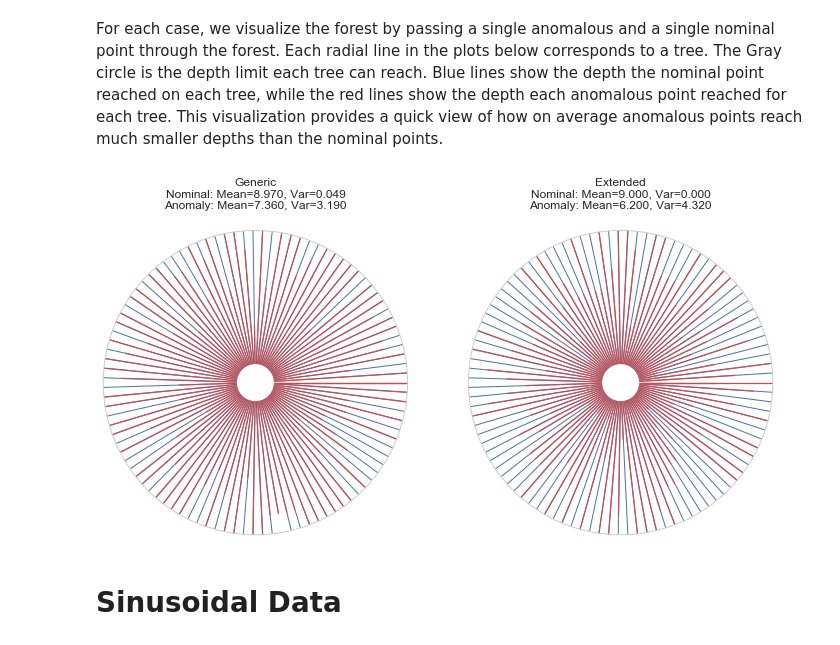
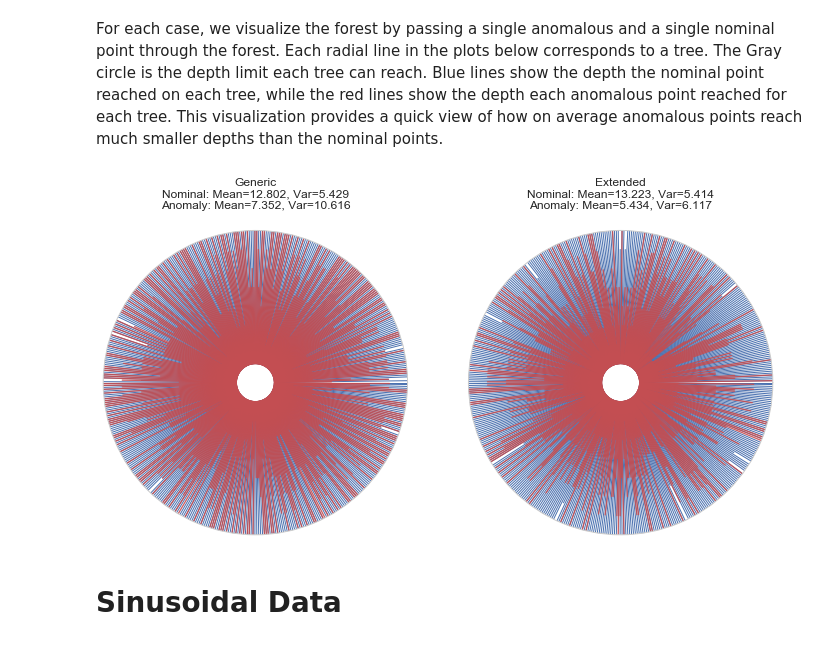
Before and after one commit to sahandha/eif, a Jupyter notebook: Notebooks/EIF.ipynb, the cells around one changed output. Drawn from its saved outputs; the diff is of its cells as text; code cells hidden in the pictures.

```diff
--- a/Notebooks/EIF.ipynb
+++ b/Notebooks/EIF.ipynb
@@ -38,11 +42,12 @@ def getDepth(x, root, d):
         else:
             return getDepth(x,root.right,d+1)
 
-def getVals(forest,x, sorted=True):
+def getVals(forest,x,sorted=True):
     theta = np.linspace(0,2*np.pi, forest.ntrees)
     r = []
-    for t in forest.Trees:
-        r.append(getDepth(x,t.root,1))
+    for i in range(forest.ntrees):
+        temp = forest.compute_paths_single_tree(np.array([x]),i)
+        r.append(temp[0])
     if sorted:
         r = np.sort(np.array(r))
     return r, theta
@@ -79,5 +84,5 @@ plt.show()
 # %% [markdown]
 We train two sets of forests, F0 and F1. F0 is the standard Isolation Forest, which corresponds to extension level 0 in the context of EIF. F1 is the Extended Isolation Forest with extension 1, which in the case of 2_D data (as in here), is the fully extended case.
 # %%
-F0  = iso.iForest(X, ntrees=100, sample_size=256, ExtensionLevel=0) # ExtensionLevel=0 is the same as regular Isolation Forest
-F1  = iso.iForest(X, ntrees=100, sample_size=256, ExtensionLevel=1)
+F0  = iso.iForest(X, ntrees=200, sample_size=256, ExtensionLevel=0) # ExtensionLevel=0 is the same as regular Isolation Forest
+F1  = iso.iForest(X, ntrees=200, sample_size=256, ExtensionLevel=1)
@@ -162,10 +182,10 @@ plt.show()
 For each case, we visualize the forest by passing a single anomalous and a single nominal point through the forest. Each radial line in the plots below corresponds to a tree. The Gray circle is the depth limit each tree can reach. Blue lines show the depth the nominal point reached on each tree, while the red lines show the depth each anomalous point reaches for each tree.
 This visualization provides a quick view of how on average anomalous points reach much smaller depths than the nominal points.
 # %%
-Sorted=False
+Sorted=True
 fig = plt.figure(figsize=(12,6))
 ax1 = plt.subplot(121, projection='polar')
-rn, thetan = getVals(F0,np.array([0,0]),sorted=Sorted)
+rn, thetan = getVals(F0,np.array([0.,0.]),sorted=Sorted)
 for j in range(len(rn)):
     ax1.plot([thetan[j],thetan[j]], [1,rn[j]], color='b',alpha=1,lw=1)
 
@@ -184,7 +204,7 @@ ax1.axes.get_yaxis().set_visible(False)
 
 
 ax2 = plt.subplot(122, projection='polar')
-rn, thetan = getVals(F1,np.array([0,0]),sorted=Sorted)
+rn, thetan = getVals(F1,np.array([0.,0.]),sorted=Sorted)
 for j in range(len(rn)):
     ax2.plot([thetan[j],thetan[j]], [1,rn[j]], color='b',alpha=1,lw=1)
 
@@ -245,8 +265,8 @@ plt.show()
 # %% [markdown]
 We train two sets of forests, F0 and F1. F0 is the standard Isolation Forest, which corresponds to extension level 0 in the context of EIF. F1 is the Extended Isolation Forest with extension 1, which in the case of 2_D data (as in here), is the fully extended case.
 # %%
-F0  = iso.iForest(X,ntrees=100, sample_size=256, ExtensionLevel=0)
-F1  = iso.iForest(X,ntrees=100, sample_size=256, ExtensionLevel=1)
+F0  = iso.iForest(X,ntrees=500, sample_size=256, ExtensionLevel=0)
+F1  = iso.iForest(X,ntrees=500, sample_size=256, ExtensionLevel=1)
 # %% [markdown]
 ## Score data
 # %% [markdown]
@@ -329,45 +353,45 @@ This visualization provides a quick view of how on average anomalous points reac
 Sorted=False
 fig = plt.figure(figsize=(12,6))
 ax1 = plt.subplot(121, projection='polar')
-rn, thetan = getVals(F0,np.array([10,0]),sorted=Sorted)
+rn, thetan = getVals(F0,np.array([10.,0.]),sorted=Sorted)
 for j in range(len(rn)):
     ax1.plot([thetan[j],thetan[j]], [1,rn[j]], color='b',alpha=1,lw=1)
 
-ra, thetaa = getVals(F0,np.array([0,0]),sorted=Sorted)
+ra, thetaa = getVals(F0,np.array([0.,0.]),sorted=Sorted)
 for j in range(len(ra)):
     ax1.plot([thetaa[j],thetaa[j]], [1,ra[j]], color='r',alpha=0.9,lw=1.3)
 
 ax1.set_title("Generic\nNominal: Mean={0:.3f}, Var={1:.3f}\nAnomaly: Mean={2:.3f}, Var={3:.3f}".format(np.mean(rn),np.var(rn),np.mean(ra),np.var(ra)))
 
 ax1.set_xticklabels([])
 ax1.set_xlabel("Anomaly")
 ax1.set_ylim(0,F0.limit)
 
 ax1.axes.get_xaxis().set_visible(False)
 ax1.axes.get_yaxis().set_visible(False)
 #ax1.text(0,F0.limit+0.4,"800 Trees, full depth")
 
 ax2 = plt.subplot(122, projection='polar')
-rn, thetan = getVals(F1,np.array([10,0]),sorted=Sorted)
+rn, thetan = getVals(F1,np.array([10.,0.]),sorted=Sorted)
 for j in range(len(rn)):
     ax2.plot([thetan[j],thetan[j]], [1,rn[j]], color='b',alpha=1,lw=1)
 
-ra, thetaa = getVals(F1,np.array([0,0]),sorted=Sorted)
+ra, thetaa = getVals(F1,np.array([0.,0.]),sorted=Sorted)
 for j in range(len(ra)):
     ax2.plot([thetaa[j],thetaa[j]], [1,ra[j]], color='r',alpha=0.9,lw=1.3)
 
 
 ax2.set_title("Extended\nNominal: Mean={0:.3f}, Var={1:.3f}\nAnomaly: Mean={2:.3f}, Var={3:.3f}".format(np.mean(rn),np.var(rn),np.mean(ra),np.var(ra)))
 
 ax2.set_xticklabels([])
 ax2.set_xlabel("Anomaly")
 ax2.set_ylim(0,F0.limit)
 
 ax2.axes.get_xaxis().set_visible(False)
 ax2.axes.get_yaxis().set_visible(False)
 #ax2.text(0,F0.limit+0.4,"800 Trees, full depth")
 # %% [output]
-[figure, old version]
+[figure, new version]
 # %% [markdown]
 # Sinusoidal Data
 # %% [markdown]
```
Also changed, not shown: parts of 19 cells of this notebook, 9 other files.
